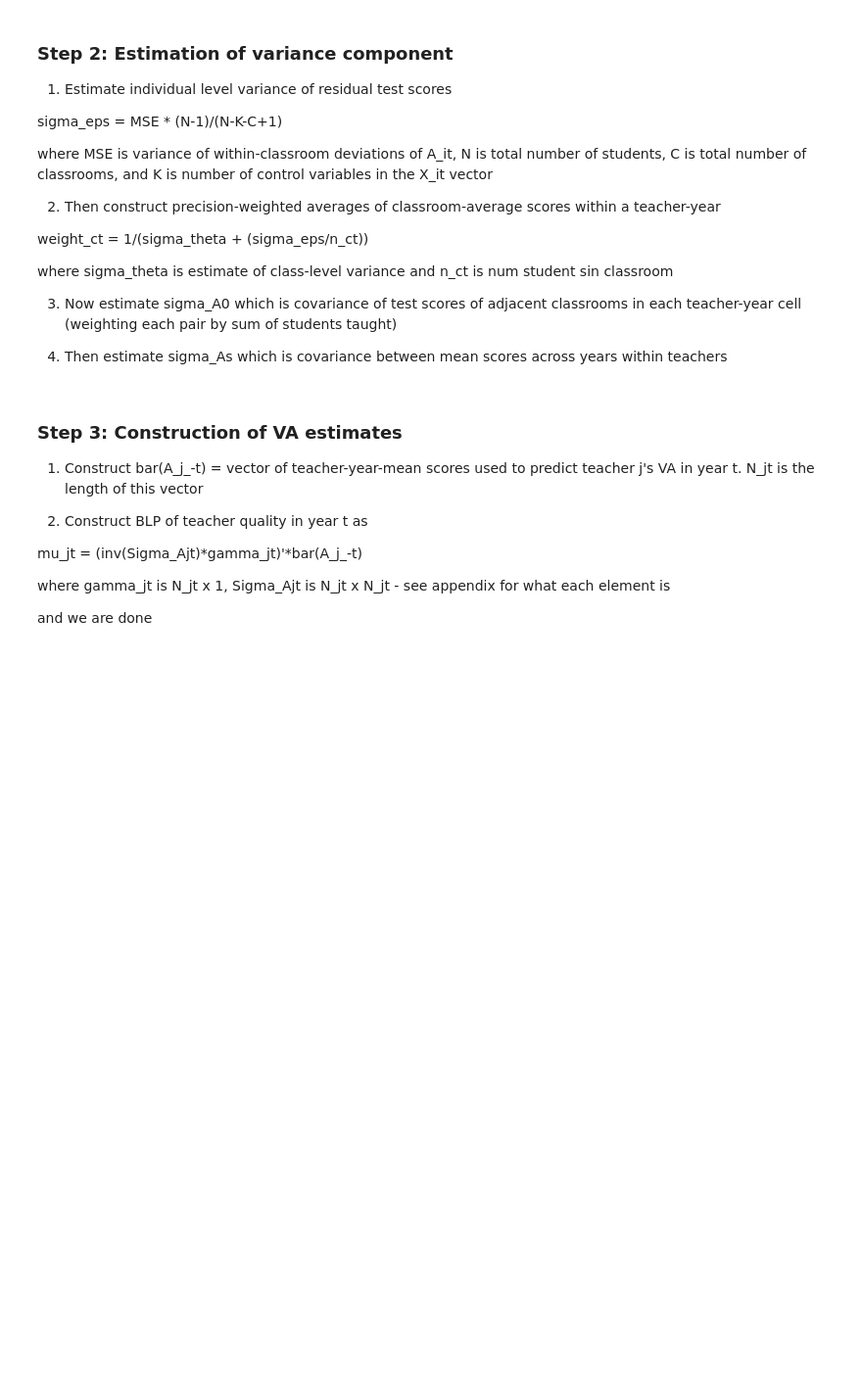
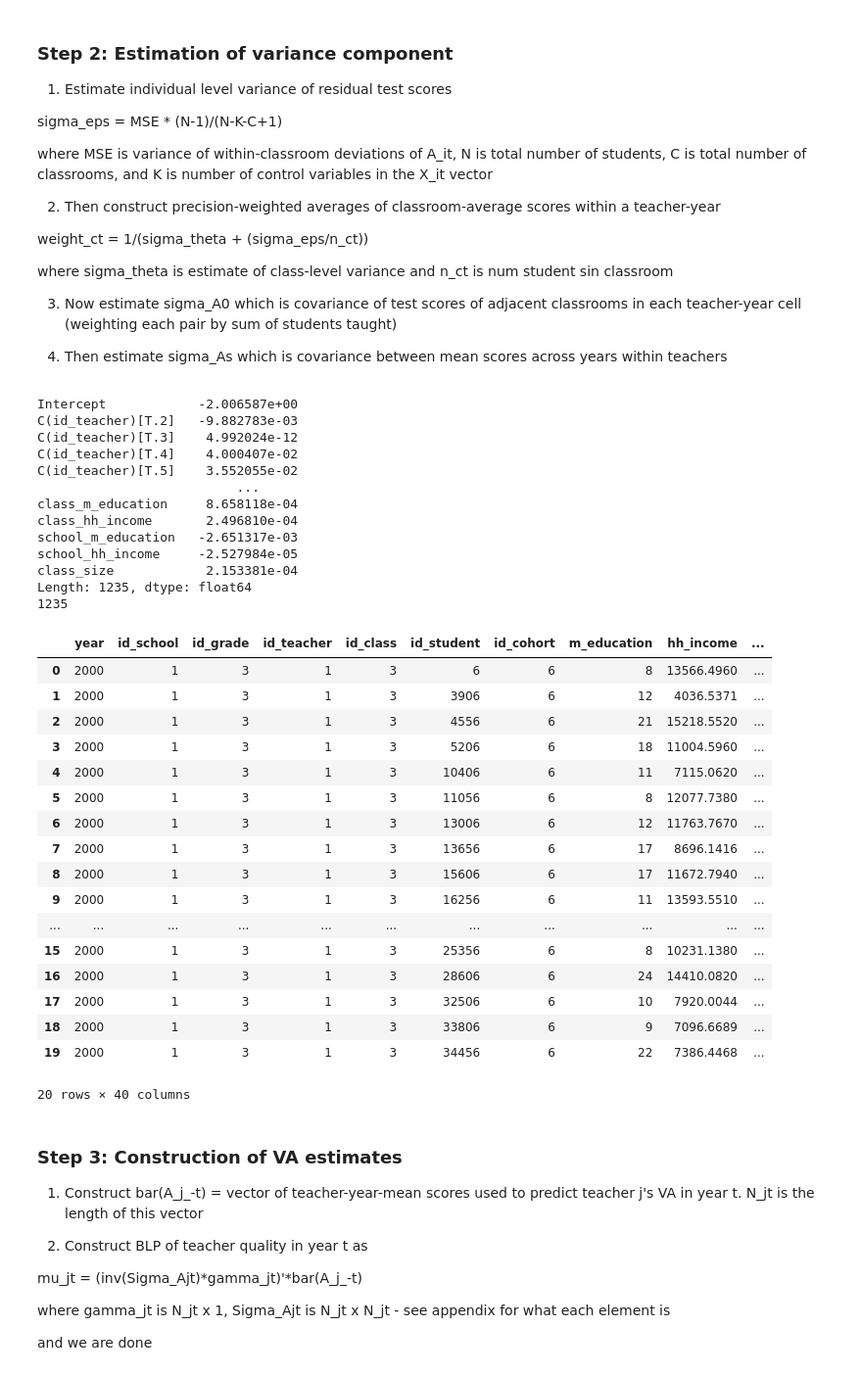
Before and after one commit to nadialucas/fabfour, a Jupyter notebook: pset1/value_added.ipynb, the cells around one changed output. Shown at 98% size. Cells and saved outputs as stored; diff of their text form; code cells hidden in the pictures; blank space fills up the shorter version.

```diff
--- a/pset1/value_added.ipynb
+++ b/pset1/value_added.ipynb
@@ -29,9 +29,9 @@ repmat, rand = np.matlib.repmat, np.random.rand
 # %% [markdown]
 ## Read in data
 # %%
-# datapath = "/Users/nadialucas/Documents/fabfour/pset1/va-data.csv"
+datapath = "/Users/nadialucas/Documents/fabfour/pset1/va-data.csv"
 
-datapath = "/Users/fernramoutar/Dropbox/github/fabfour/pset1/va-data.csv"
+#datapath = "/Users/fernramoutar/Dropbox/github/fabfour/pset1/va-data.csv"
 df = pd.read_csv(datapath)
 df.head()
 # %% [output]
@@ -131,28 +135,61 @@ where sigma_theta is estimate of class-level variance and n_ct is num student si
 # %%
 # get N, K, C
 N = df.count()
 C = df.groupby('id_class').count()
-K = 11 # not correct but a placeholder for now
+print(model.params)
+K = len(model.params)
+print(K)
 
-# for now just a placeholder
-df['res'] = df['resid']
 # compute total variance
 sigma_A = df.loc[:,'res'].var() * ((N-1)/(N-K))
 
 # compute within class variance
-df['class_mean'] = df.groupby(['id_school', 'year', 'id_class', 'id_teacher'])['res'].transform(lambda x: x.mean())
-df['dev_from_mean'] = df.groupby(['id_school', 'year', 'id_class', 'id_teacher'])['res'].transform(lambda x: x-x.mean())
+df['class_mean'] = df.groupby(['id_school', 'year', 'id_class', 'id_teacher'])['resid'].transform(lambda x: x.mean())
+df['dev_from_mean'] = df.groupby(['id_school', 'year', 'id_class', 'id_teacher'])['resid'].transform(lambda x: x-x.mean())
 sigma_eps = df.loc[:,'dev_from_mean'].var() * ((N-1)/(N-K-C+1))
 
 # compute class-level variance
 # create class-level dataset
 df_class_means = df[['id_school', 'year', 'id_grade', 'id_teacher', 'id_cohort', 'id_class', 'class_mean', 'class_size']]
 df_class = df_class_means.drop_duplicates()
 df_class.head(20)
+df.head(20)
 # ok tbh not sure how to do this but going to bed now
 
 
 # create teacher-level dataset
+# %% [output]
+Intercept            -2.006587e+00
+C(id_teacher)[T.2]   -9.882783e-03
+C(id_teacher)[T.3]    4.992024e-12
+C(id_teacher)[T.4]    4.000407e-02
+C(id_teacher)[T.5]    3.552055e-02
+                          ...
+class_m_education     8.658118e-04
+class_hh_income       2.496810e-04
+school_m_education   -2.651317e-03
+school_hh_income     -2.527984e-05
+class_size            2.153381e-04
+Length: 1235, dtype: float64
+1235
+|  | year | id_school | id_grade | id_teacher | id_class | id_student | id_cohort | m_education | hh_income | ... |
+| 0 | 2000 | 1 | 3 | 1 | 3 | 6 | 6 | 8 | 13566.4960 | ... |
+| 1 | 2000 | 1 | 3 | 1 | 3 | 3906 | 6 | 12 | 4036.5371 | ... |
+| 2 | 2000 | 1 | 3 | 1 | 3 | 4556 | 6 | 21 | 15218.5520 | ... |
+| 3 | 2000 | 1 | 3 | 1 | 3 | 5206 | 6 | 18 | 11004.5960 | ... |
+| 4 | 2000 | 1 | 3 | 1 | 3 | 10406 | 6 | 11 | 7115.0620 | ... |
+| 5 | 2000 | 1 | 3 | 1 | 3 | 11056 | 6 | 8 | 12077.7380 | ... |
+| 6 | 2000 | 1 | 3 | 1 | 3 | 13006 | 6 | 12 | 11763.7670 | ... |
+| 7 | 2000 | 1 | 3 | 1 | 3 | 13656 | 6 | 17 | 8696.1416 | ... |
+| 8 | 2000 | 1 | 3 | 1 | 3 | 15606 | 6 | 17 | 11672.7940 | ... |
+| 9 | 2000 | 1 | 3 | 1 | 3 | 16256 | 6 | 11 | 13593.5510 | ... |
+| ... | ... | ... | ... | ... | ... | ... | ... | ... | ... | ... |
+| 15 | 2000 | 1 | 3 | 1 | 3 | 25356 | 6 | 8 | 10231.1380 | ... |
+| 16 | 2000 | 1 | 3 | 1 | 3 | 28606 | 6 | 24 | 14410.0820 | ... |
+| 17 | 2000 | 1 | 3 | 1 | 3 | 32506 | 6 | 10 | 7920.0044 | ... |
+| 18 | 2000 | 1 | 3 | 1 | 3 | 33806 | 6 | 9 | 7096.6689 | ... |
+| 19 | 2000 | 1 | 3 | 1 | 3 | 34456 | 6 | 22 | 7386.4468 | ... |
+20 rows × 40 columns
 # %% [markdown]
 ### Step 3: Construction of VA estimates
 
```
Also changed, not shown: parts of 2 cells of this notebook.
